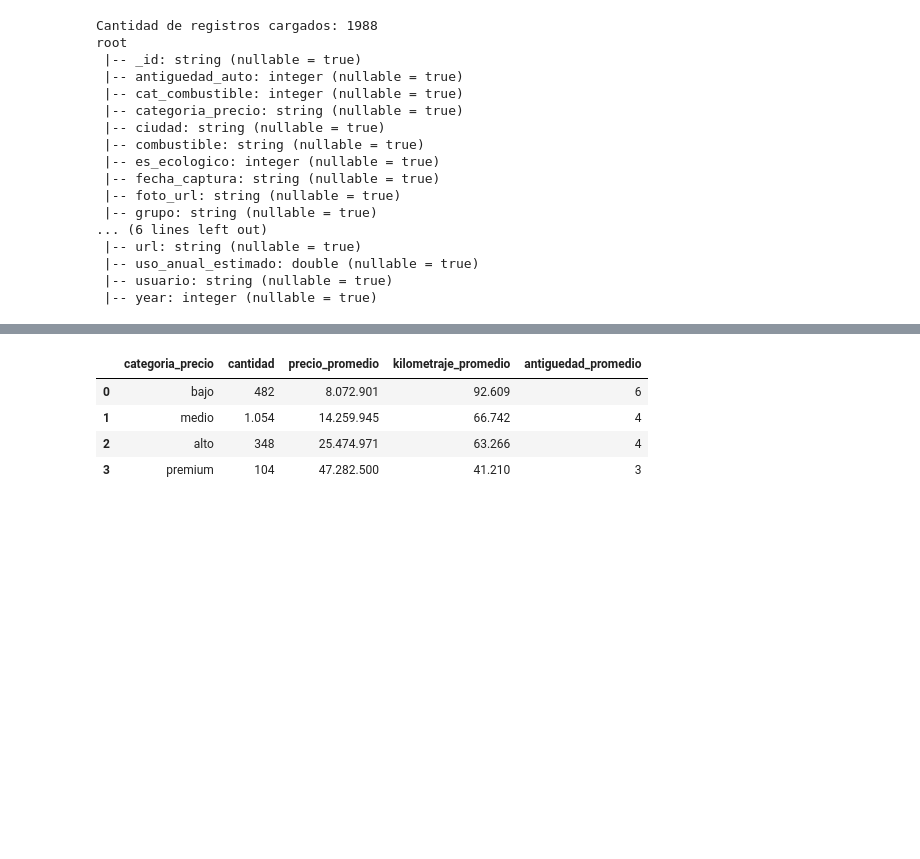
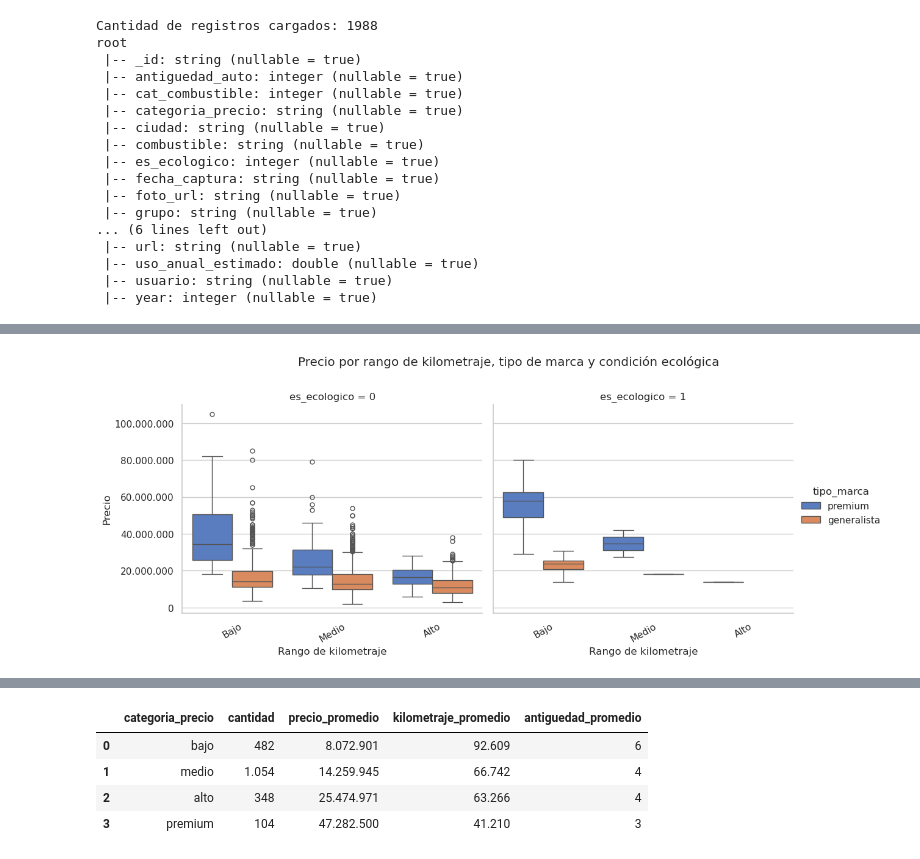
Before and after one commit to IICG-Coquimbo/practica-proyecto-autotec, a Jupyter notebook: autotec/analisis_descriptivo/EDA_Graficos_Relaciones.ipynb, the cells around one changed output, grey strips where cells are left out. Cells and saved outputs as stored; diff of their text form; code cells hidden in the pictures; blank space fills up the shorter version.

```diff
--- a/autotec/analisis_descriptivo/EDA_Graficos_Relaciones.ipynb
+++ b/autotec/analisis_descriptivo/EDA_Graficos_Relaciones.ipynb
@@ -119,0 +183,21 @@ only showing top 10 rows
+# %%
+g = sns.catplot(
+    data=df_pd,
+    x="rango_kilometraje",
+    y="precio",
+    hue="tipo_marca",
+    col="es_ecologico",
+    kind="box",
+    height=5,
+    aspect=1.1,
+    sharey=True
+)
+g.fig.subplots_adjust(top=0.82)
+g.fig.suptitle("Precio por rango de kilometraje, tipo de marca y condición ecológica")
+g.set_axis_labels("Rango de kilometraje", "Precio")
+for ax in g.axes.flat:
+    ax.yaxis.set_major_formatter(ticker.FuncFormatter(formato_pesos))
+    ax.tick_params(axis="x", rotation=30)
+plt.show()
+# %% [output]
+[figure, added]
```
Also changed, not shown: parts of 10 cells of this notebook.
